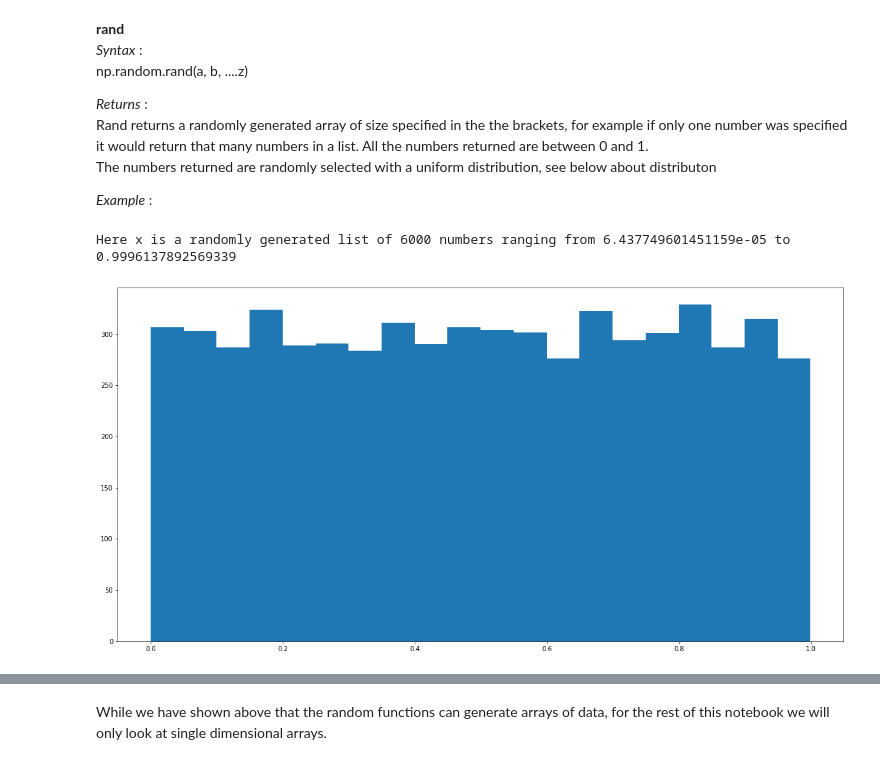
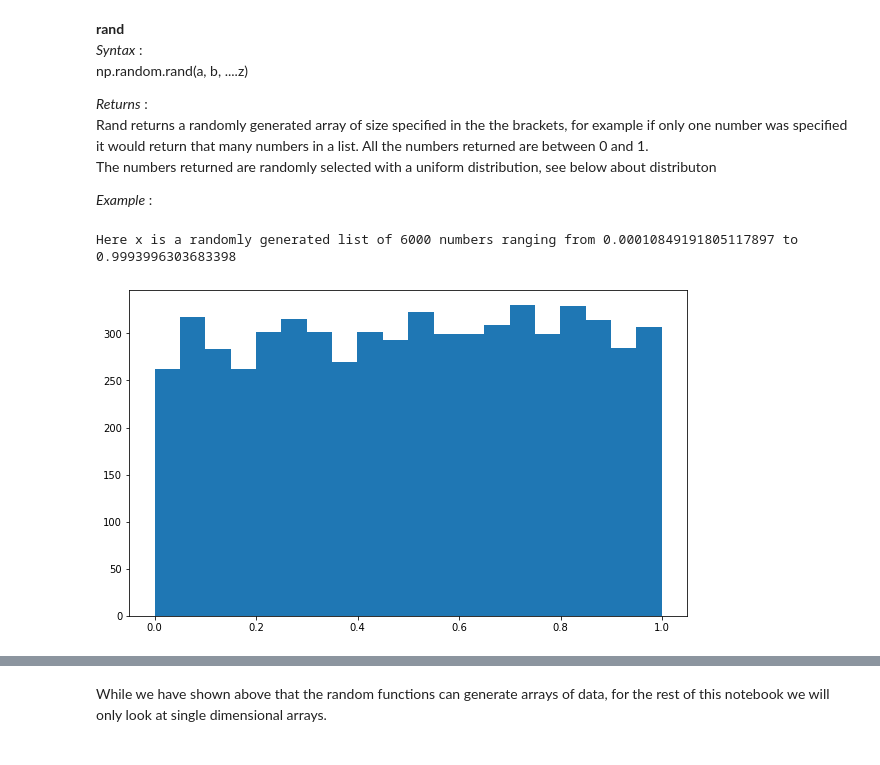
Before and after one commit to YBrady/03-PDA-Assignment-numpy.random, a Jupyter notebook: 03-PDA-numpy.random.ipynb, the cells around one changed output, grey strips where cells are left out. Cells and saved outputs as stored; diff of their text form; code cells hidden in the pictures.

```diff
--- a/03-PDA-numpy.random.ipynb
+++ b/03-PDA-numpy.random.ipynb
@@ -91,12 +91,12 @@ _Example_ :
 # %%
 # Here we are using np.random.rand based on your choice of number above
 x = np.random.rand(yourChoice*1000)
-plt.rcParams['figure.figsize'] = [20, 10] # Setting the plot size
+plt.rcParams['figure.figsize'] = [10, 6] # Setting the plot size
 plt.hist(x, 20)
 print("Here x is a randomly generated list of", yourChoice * 1000, "numbers ranging from", min(x), "to" , max(x))
 # %% [output]
-Here x is a randomly generated list of 6000 numbers ranging from 6.437749601451159e-05 to 0.9996137892569339
+Here x is a randomly generated list of 6000 numbers ranging from 0.00010849191805117897 to 0.9993996303683398
-[figure, old version]
+[figure, new version]
 # %%
 # Here we are using np.random.rand based on an array of size chosn by the game above.
 x = np.random.rand(yourChoice, compChoice)
```
Also changed, not shown: parts of 17 cells of this notebook.
